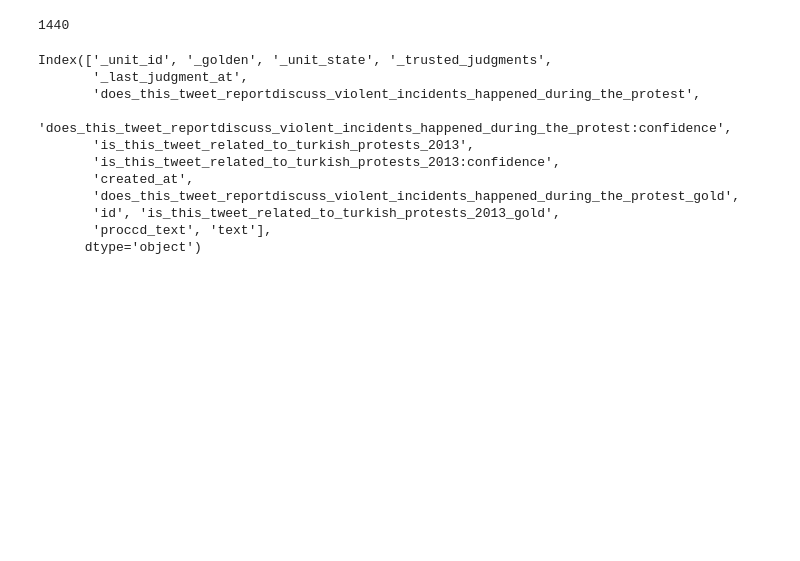
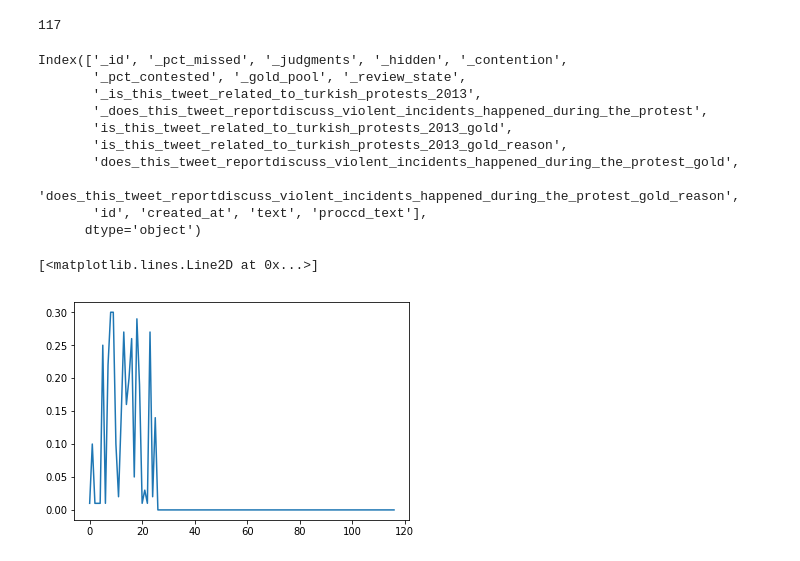
Before and after one commit to efatmae/crowdflower_basic_analytics, a Jupyter notebook: CF_test_questions_analytics.ipynb, the cells around one changed output. Drawn from its saved outputs; the diff is of its cells as text; code cells hidden in the pictures; blank space fills up the shorter version.

```diff
--- a/CF_test_questions_analytics.ipynb
+++ b/CF_test_questions_analytics.ipynb
@@ -3,24 +3,26 @@ import pandas as pd
 import matplotlib.pyplot as plt
 import numpy as np
 # %%
-df_CF_judgments = pd.read_csv("Turkish_Gezi_protest/CF_aggregate_best_answer_with_test_questions_22_05_2018.csv")
+df_CF_judgments_test_questions = pd.read_csv("Turkish_Gezi_protest/tet questions_gold_report.csv")
 # %%
-len(df_CF_judgments)
+len(df_CF_judgments_test_questions)
 # %% [output]
-1440
+117
-# %%
-df_CF_judgments_test_questions = df_CF_judgments[df_CF_judgments['_golden']==True]
 # %%
 df_CF_judgments_test_questions.columns
 # %% [output]
-Index(['_unit_id', '_golden', '_unit_state', '_trusted_judgments',
-       '_last_judgment_at',
-       'does_this_tweet_reportdiscuss_violent_incidents_happened_during_the_protest',
-       'does_this_tweet_reportdiscuss_violent_incidents_happened_during_the_protest:confidence',
-       'is_this_tweet_related_to_turkish_protests_2013',
-       'is_this_tweet_related_to_turkish_protests_2013:confidence',
-       'created_at',
+Index(['_id', '_pct_missed', '_judgments', '_hidden', '_contention',
+       '_pct_contested', '_gold_pool', '_review_state',
+       '_is_this_tweet_related_to_turkish_protests_2013',
+       '_does_this_tweet_reportdiscuss_violent_incidents_happened_during_the_protest',
+       'is_this_tweet_related_to_turkish_protests_2013_gold',
+       'is_this_tweet_related_to_turkish_protests_2013_gold_reason',
        'does_this_tweet_reportdiscuss_violent_incidents_happened_during_the_protest_gold',
-       'id', 'is_this_tweet_related_to_turkish_protests_2013_gold',
-       'proccd_text', 'text'],
+       'does_this_tweet_reportdiscuss_violent_incidents_happened_during_the_protest_gold_reason',
+       'id', 'created_at', 'text', 'proccd_text'],
       dtype='object')
+# %%
+plt.plot(df_CF_judgments_test_questions._pct_missed)
+# %% [output]
+[<matplotlib.lines.Line2D at 0x...>]
+[figure, added]
```
Also changed, not shown: parts of 17 cells of this notebook, 21 other files.
